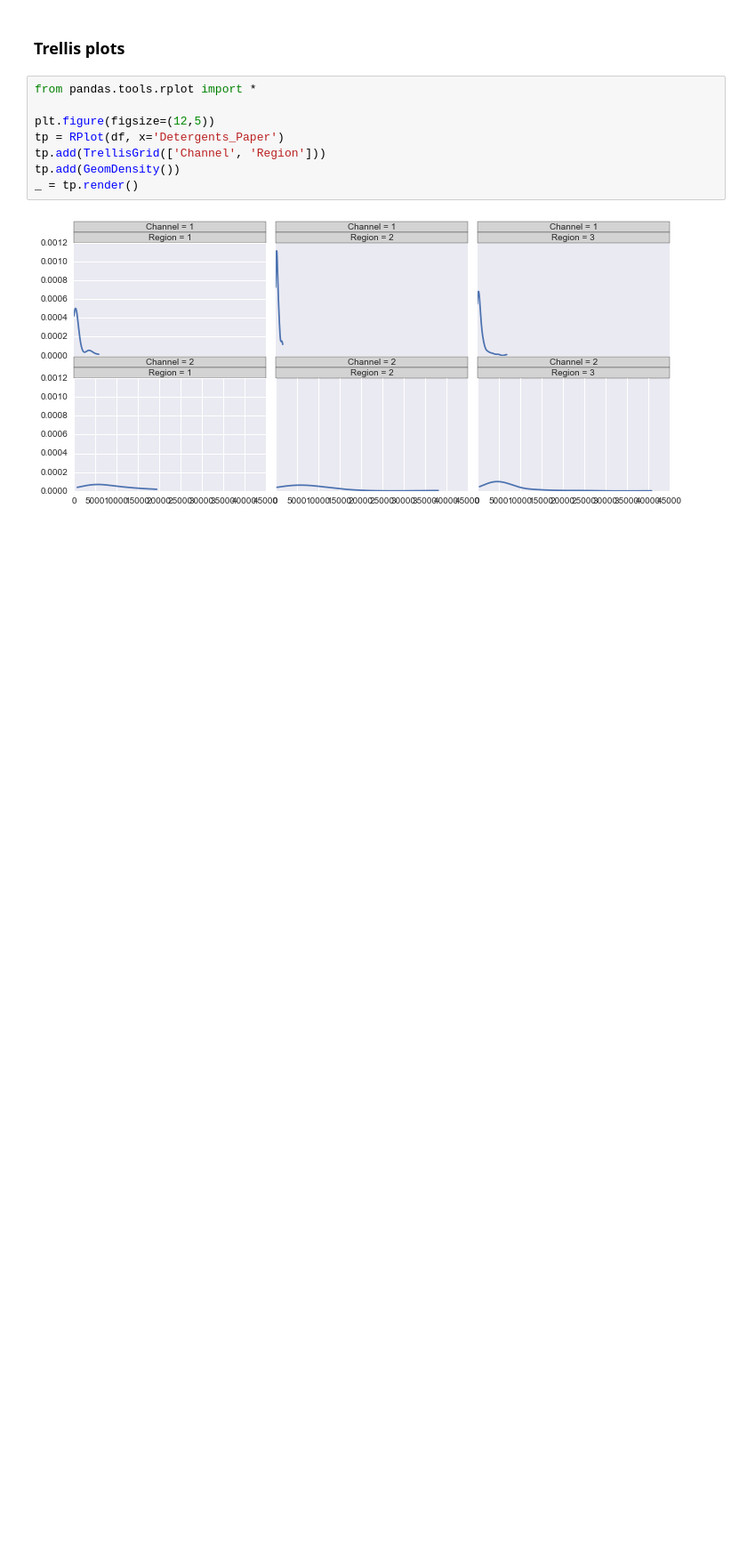
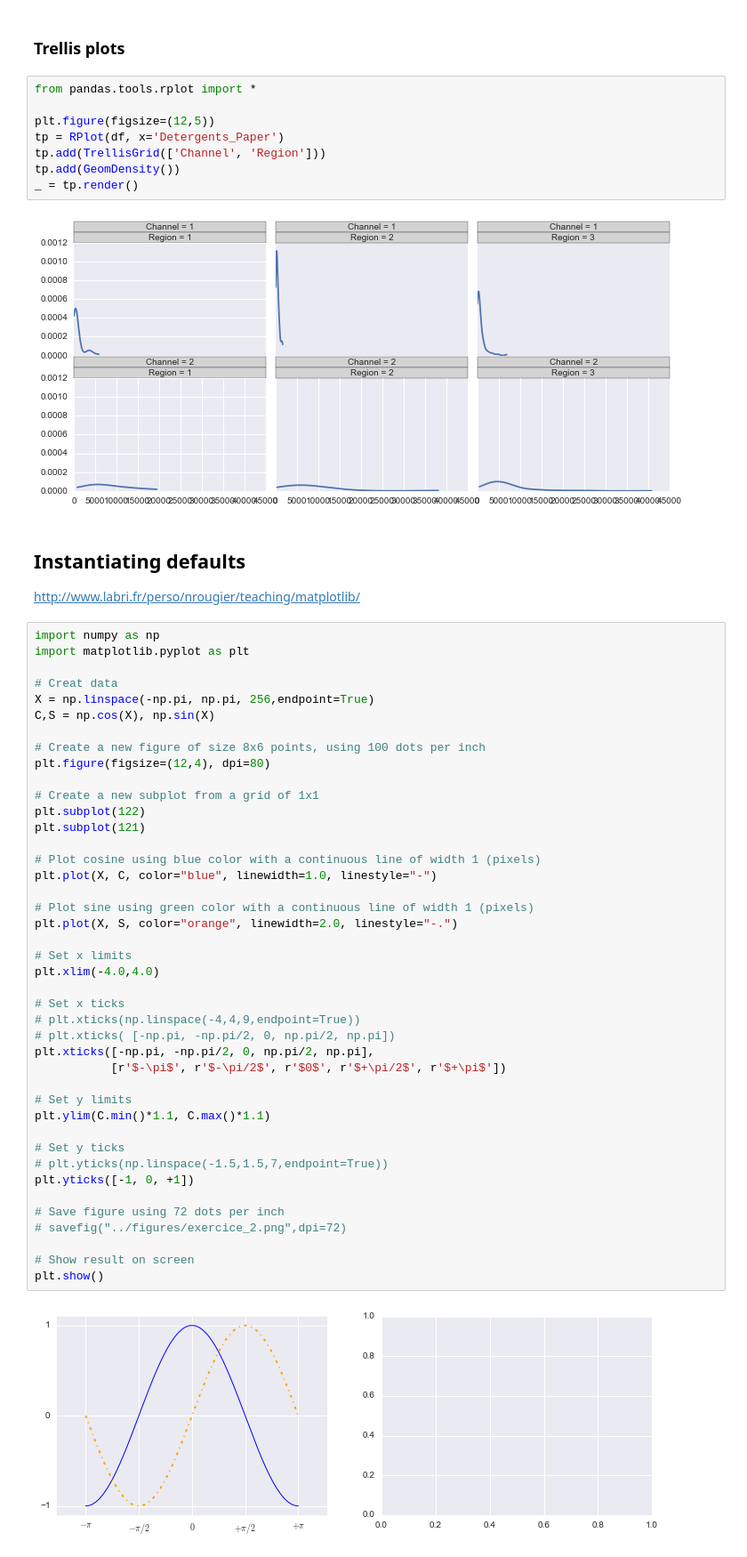
Before and after one commit to kcbighuge/misc-python, a Jupyter notebook: plotting-examples-seaborn-pandas.ipynb, the cells around one changed output. Shown at 89% size. Cells and saved outputs as stored; diff of their text form; blank space fills up the shorter version.

Commit message:
add matplotlib tutorial

```diff
--- a/plotting-examples-seaborn-pandas.ipynb
+++ b/plotting-examples-seaborn-pandas.ipynb
@@ -856,3 +889,50 @@ tp.add(GeomDensity())
 _ = tp.render()
 # %% [output]
 [figure]
+# %% [markdown]
+## Instantiating defaults
+http://www.labri.fr/perso/nrougier/teaching/matplotlib/
+# %%
+import numpy as np
+import matplotlib.pyplot as plt
+
+# Creat data
+X = np.linspace(-np.pi, np.pi, 256,endpoint=True)
+C,S = np.cos(X), np.sin(X)
+
+# Create a new figure of size 8x6 points, using 100 dots per inch
+plt.figure(figsize=(12,4), dpi=80)
+
+# Create a new subplot from a grid of 1x1
+plt.subplot(122)
+plt.subplot(121)
+
+# Plot cosine using blue color with a continuous line of width 1 (pixels)
+plt.plot(X, C, color="blue", linewidth=1.0, linestyle="-")
+
+# Plot sine using green color with a continuous line of width 1 (pixels)
+plt.plot(X, S, color="orange", linewidth=2.0, linestyle="-.")
+
+# Set x limits
+plt.xlim(-4.0,4.0)
+
+# Set x ticks
+# plt.xticks(np.linspace(-4,4,9,endpoint=True))
+# plt.xticks( [-np.pi, -np.pi/2, 0, np.pi/2, np.pi])
+plt.xticks([-np.pi, -np.pi/2, 0, np.pi/2, np.pi],
+           [r'$-\pi$', r'$-\pi/2$', r'$0$', r'$+\pi/2$', r'$+\pi$'])
+
+# Set y limits
+plt.ylim(C.min()*1.1, C.max()*1.1)
+
+# Set y ticks
+# plt.yticks(np.linspace(-1.5,1.5,7,endpoint=True))
+plt.yticks([-1, 0, +1])
+
+# Save figure using 72 dots per inch
+# savefig("../figures/exercice_2.png",dpi=72)
+
+# Show result on screen
+plt.show()
+# %% [output]
+[figure, added]
```
Also changed, not shown: parts of 14 cells of this notebook.
